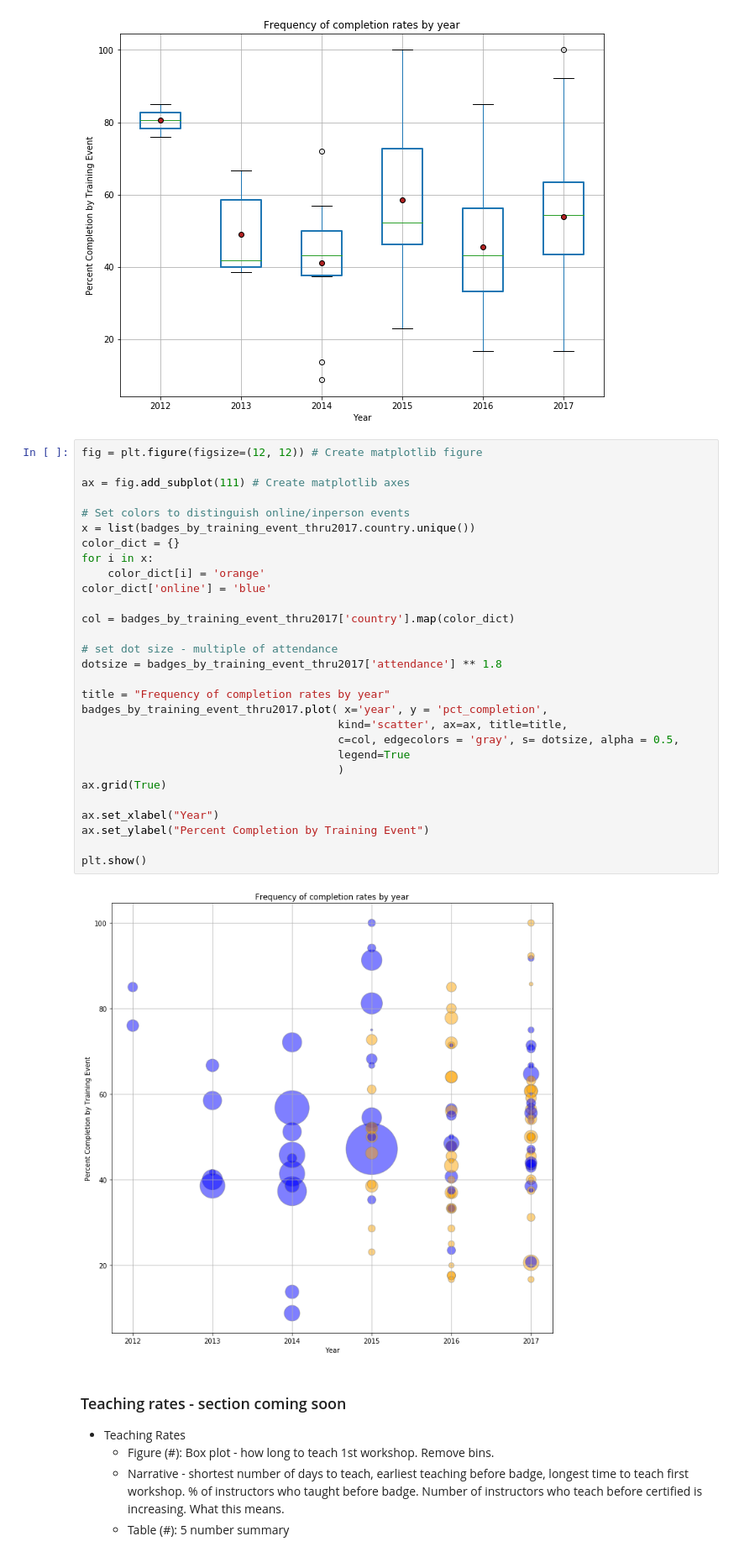
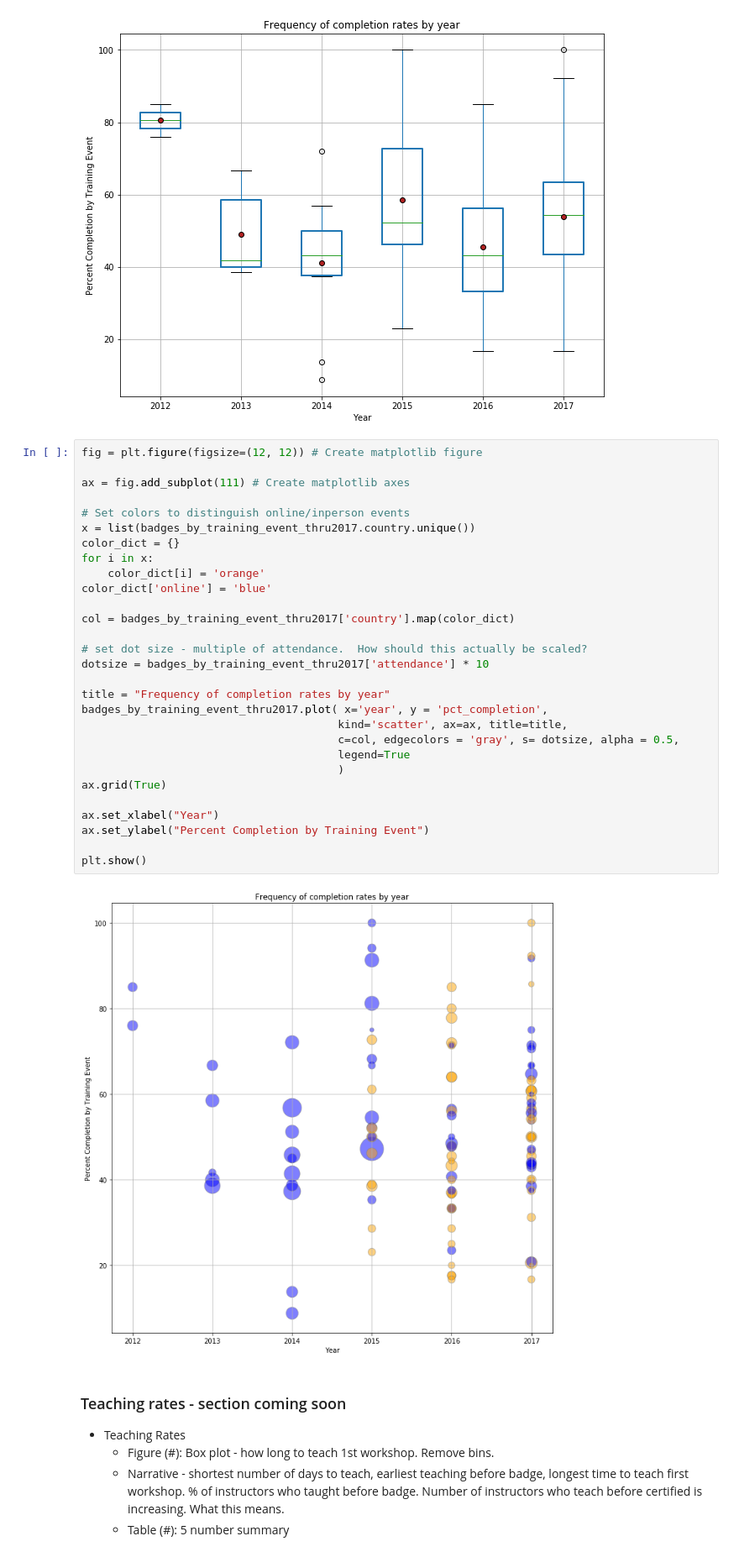
Before and after one commit to carpentries/assessment, a Jupyter notebook: programmatic-assessment/workshops/final_report_outline.ipynb, the cells around one changed output. Shown at 84% size. Drawn from its saved outputs; the diff is of its cells as text.

```diff
--- a/programmatic-assessment/workshops/final_report_outline.ipynb
+++ b/programmatic-assessment/workshops/final_report_outline.ipynb
@@ -615,34 +615,34 @@ plt.show()
 # %%
 fig = plt.figure(figsize=(12, 12)) # Create matplotlib figure
 
 ax = fig.add_subplot(111) # Create matplotlib axes
 
 # Set colors to distinguish online/inperson events
 x = list(badges_by_training_event_thru2017.country.unique())
 color_dict = {}
 for i in x:
     color_dict[i] = 'orange'
 color_dict['online'] = 'blue'
 
 col = badges_by_training_event_thru2017['country'].map(color_dict)
 
-# set dot size - multiple of attendance
-dotsize = badges_by_training_event_thru2017['attendance'] ** 1.8
+# set dot size - multiple of attendance.  How should this actually be scaled?
+dotsize = badges_by_training_event_thru2017['attendance'] * 10
 
 title = "Frequency of completion rates by year"
 badges_by_training_event_thru2017.plot( x='year', y = 'pct_completion',
                                        kind='scatter', ax=ax, title=title,
                                        c=col, edgecolors = 'gray', s= dotsize, alpha = 0.5,
                                        legend=True
                                        )
 ax.grid(True)
 
 ax.set_xlabel("Year")
 ax.set_ylabel("Percent Completion by Training Event")
 
 plt.show()
 # %% [output]
-[figure, old version]
+[figure, new version]
 # %% [markdown]
 ### Teaching rates - section coming soon
 
```
Also changed, not shown: parts of 23 cells of this notebook.
